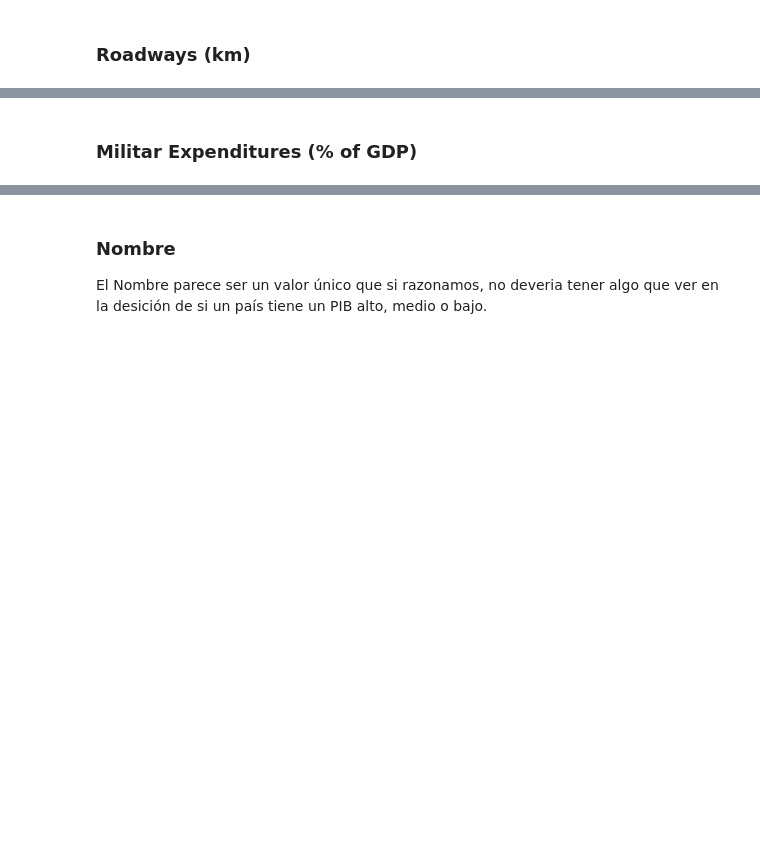
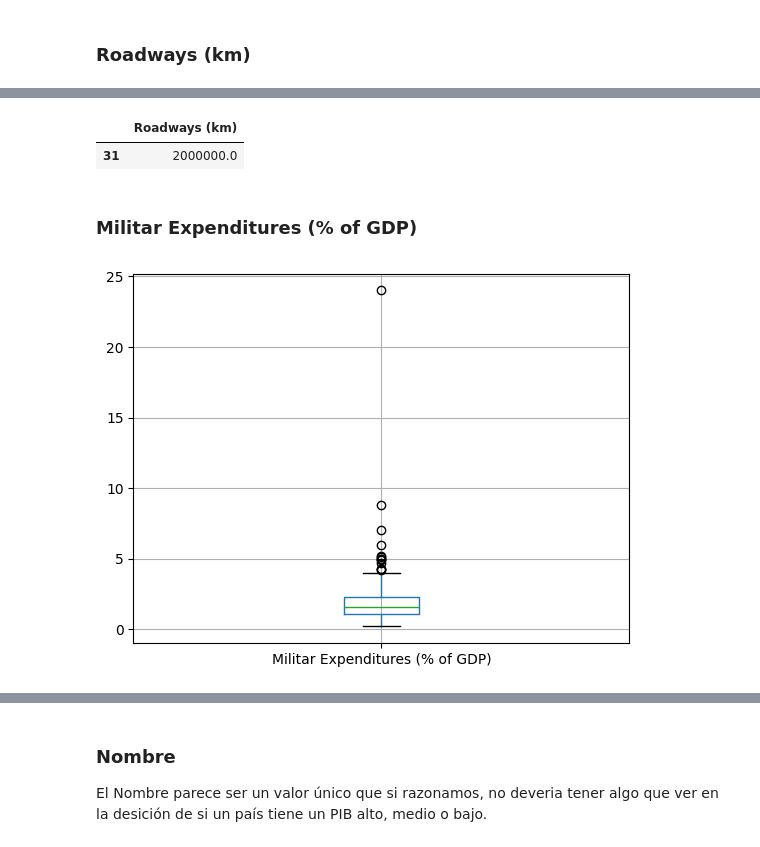
Before and after one commit to dui-luis-alberto-37/sklearn_cross_vall, a Jupyter notebook: Proyecto2_LuisAlbertoGarciaOrozco.ipynb, the cells around one changed output, grey strips where cells are left out. Saved outputs shown, nothing was run; the diff lists cells and outputs as text; code cells hidden in the pictures; blank space fills up the shorter version.

```diff
--- a/Proyecto2_LuisAlbertoGarciaOrozco.ipynb
+++ b/Proyecto2_LuisAlbertoGarciaOrozco.ipynb
@@ -463,2 +548,14 @@ df[df[col] <= 300].sort_values(col)
+# %%
+df.loc[[31],[col]] *= int(1e6)
+df.loc[[31],[col]]
+# %% [output]
+|  | Roadways (km) |
+| 31 | 2000000.0 |
 # %% [markdown]
 ### Militar Expenditures (% of GDP)
+# %%
+col = 'Militar Expenditures (% of GDP)'
+df.loc[:,[col]].boxplot()
+plt.show()
+# %% [output]
+[figure, added]
```
Also changed, not shown: parts of 57 cells of this notebook, 2 other files.
